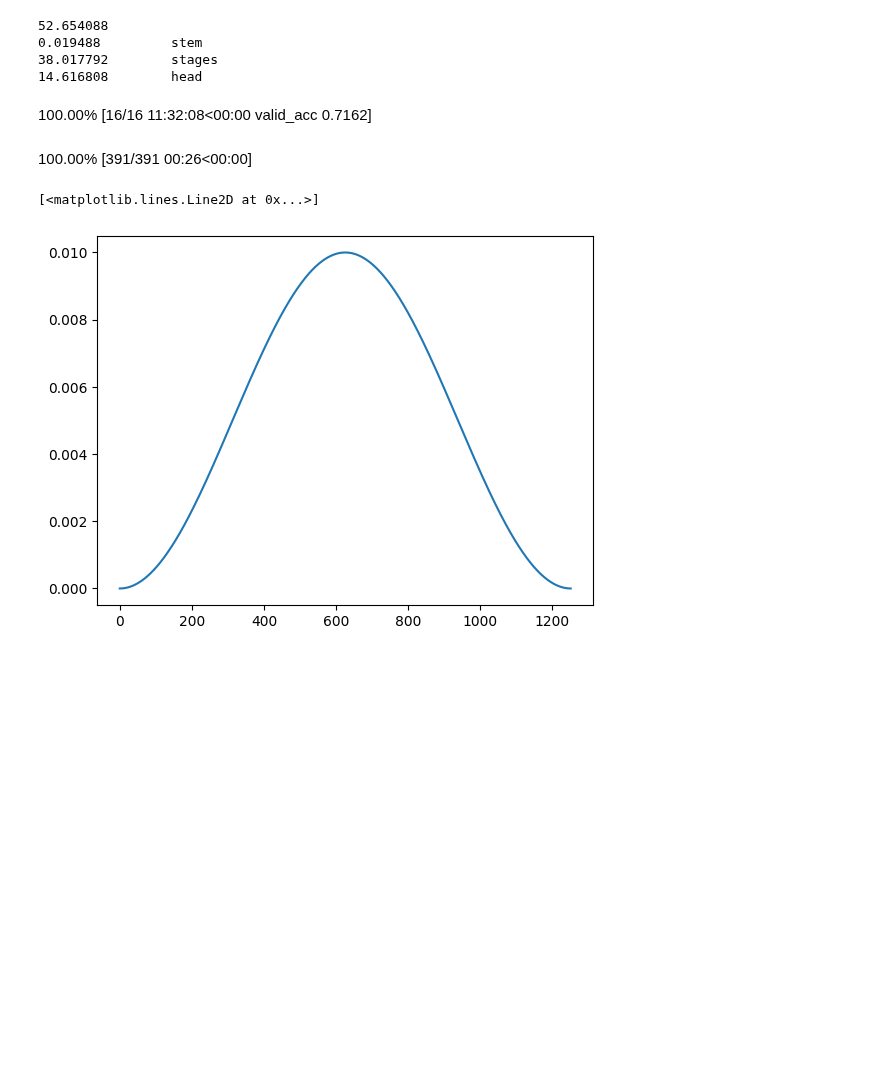
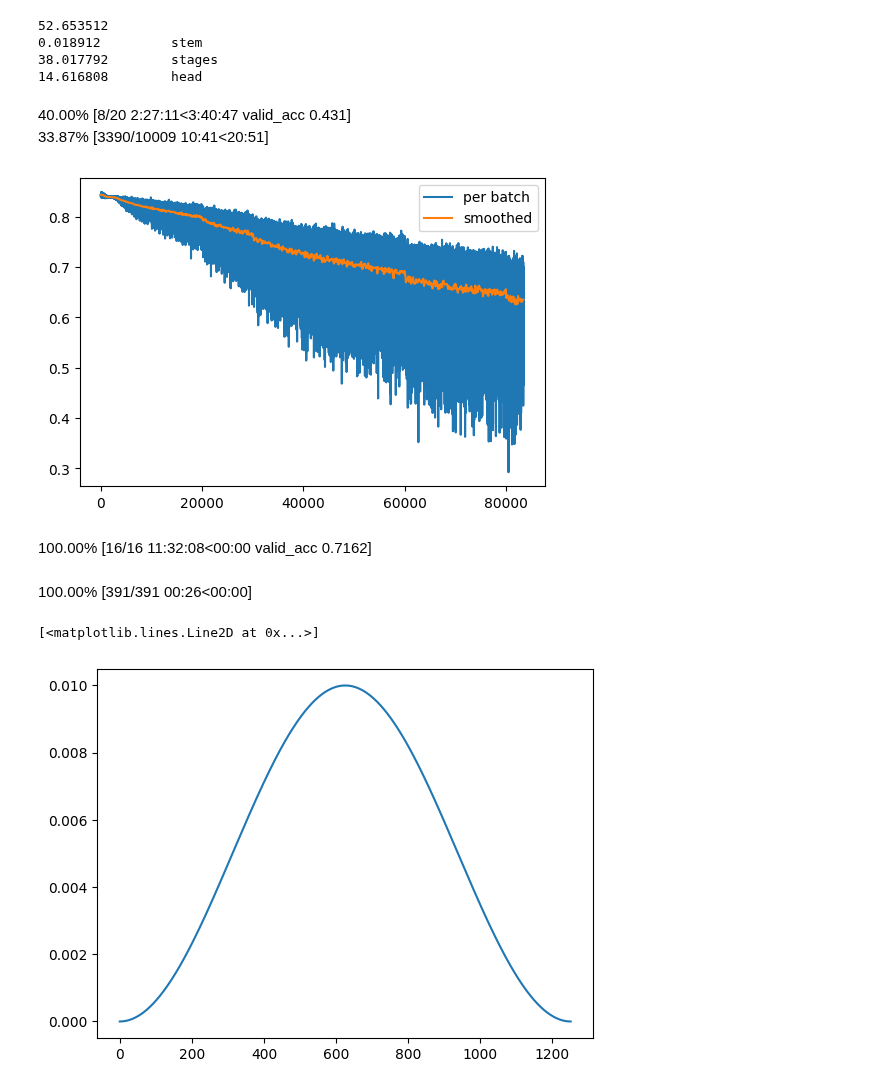
Before and after one commit to danjacobellis/tft, a Jupyter notebook: train/inet_short.ipynb, the cells around one changed output. Cells and saved outputs as stored; diff of their text form; code cells hidden in the pictures; blank space fills up the shorter version.

Commit message:
grayscale, train and test flip

```diff
--- a/train/inet_short.ipynb
+++ b/train/inet_short.ipynb
@@ -17,8 +17,8 @@ from IPython.display import display, HTML
 # %%
 torch.set_float32_matmul_precision('highest')
 device = "cuda:2"
-dataset_train = load_dataset('timm/imagenet-1k-wds',split='train')
-dataset_valid = load_dataset('timm/imagenet-1k-wds',split='validation')
+dataset_train = load_dataset('danjacobellis/imagenet_288_webp',split='train')
+dataset_valid = load_dataset('danjacobellis/imagenet_288_webp',split='validation')
 # %%
 config = SimpleNamespace()
 # Training and optimizer config
@@ -28,21 +28,20 @@ config.grad_accum_steps = 1
 config.max_lr = (config.batch_size/256)*2e-2
 config.lr_pow = 1.0
 config.plot_update = 128
-config.epochs = 16
+config.epochs = 20
 config.steps = config.epochs*config.steps_per_epoch
 
 config.weight_decay = 0.0
 config.num_workers = 32
-config.max_crop_size = 224
-config.valid_crop_size = 224
+config.max_crop_size = 288
+config.valid_crop_size = 288
 
 # model config
-config.channels = 3
+config.channels = 1
 config.classifier_num_classes = 1000
 config.checkpoint = False
 # %%
 from timm.models.efficientvit_mit import EfficientVitLarge, GELUTanh
-
 class GroupNorm8(torch.nn.Module):
     def __init__(self, num_features, eps=1e-7, affine=True):
         super().__init__()
@@ -52,7 +51,6 @@ class GroupNorm8(torch.nn.Module):
                                       affine=affine)
     def forward(self, x):
         return self.groupnorm(x)
-
 model = EfficientVitLarge(
     in_chans=config.channels,
     widths=(32, 64, 128, 256, 512),
@@ -65,16 +63,13 @@ model = EfficientVitLarge(
     drop_rate=0.0,
     num_classes=config.classifier_num_classes
 )
-
 model.head.in_conv.norm = torch.nn.GroupNorm(
     num_groups=8,
     num_channels=model.head.in_conv.norm.num_features,
     affine=model.head.in_conv.norm.affine,
     eps=model.head.in_conv.norm.eps
 )
-
 model.to(device)
-
 print(sum(p.numel() for p in model.parameters())/1e6)
 for name, module in model.named_children():
     print(f"{sum(p.numel() for p in module.parameters())/1e6} \t {name}")
@@ -83,8 +78,8 @@ if config.checkpoint:
     checkpoint = torch.load(config.checkpoint, map_location="cpu", weights_only=False)
     model.load_state_dict(checkpoint['model'])
 # %% [output]
-52.654088
-0.019488         stem
+52.653512
+0.018912         stem
 38.017792        stages
 14.616808        head
 # %%
@@ -119,22 +114,19 @@ mix_transforms = [
     CutMix(num_classes=config.classifier_num_classes),
     MixUp(num_classes=config.classifier_num_classes)
 ]
-
 crop_size = lambda i_epoch : int(32*((((i_epoch+1)*(config.max_crop_size**2)/config.epochs)**0.5)//32))
-
 cent_crop = Compose([
     Resize(config.valid_crop_size, interpolation=PIL.Image.Resampling.LANCZOS),
     CenterCrop(size=config.valid_crop_size),
     PILToTensor()
 ])
-
 def valid_collate_fn(batch):
     B = len(batch)
     x = torch.zeros((B, config.channels, config.valid_crop_size, config.valid_crop_size), dtype=torch.uint8)
     y = torch.zeros(B, dtype=torch.int)
     for i_sample, sample in enumerate(batch):
         y[i_sample] = sample['cls']
-        x[i_sample,:,:,:] = cent_crop(sample['jpg'].convert("RGB"))
+        x[i_sample,:,:,:] = cent_crop(sample['webp'].convert("L"))
     x = x.to(torch.float) / 127.5 - 1.0
     y = y.to(torch.long)
     return (x,y)
@@ -150,17 +142,17 @@ for i_epoch in mb:
     model.train()
     rand_crop = Compose([
         Resize(crop_size(i_epoch), interpolation=PIL.Image.Resampling.LANCZOS),
+        RandomHorizontalFlip(1.0 if i_epoch%2 else 0.0),
         RandomCrop((crop_size(i_epoch),crop_size(i_epoch))),
         PILToTensor()
     ])
-
     def train_collate_fn(batch):
         B = len(batch)
         x = torch.zeros((B, config.channels, crop_size(i_epoch), crop_size(i_epoch)), dtype=torch.uint8)
         y = torch.zeros(B, dtype=torch.int)
         for i_sample, sample in enumerate(batch):
             y[i_sample] = sample['cls']
-            x[i_sample,:,:,:] = rand_crop(sample['jpg'].convert("RGB"))
+            x[i_sample,:,:,:] = rand_crop(sample['webp'].convert("L"))
         x = x.to(torch.float) / 127.5 - 1.0
         y = y.to(torch.long)
         return x, y
@@ -209,34 +201,38 @@ for i_epoch in mb:
     # validation
     model.eval()
     valid_acc.append(0)
     data_loader_valid = torch.utils.data.DataLoader(
         dataset_valid,
         batch_size=config.batch_size,
         shuffle=False,
         num_workers=config.num_workers,
         drop_last=False,
         pin_memory=True,
         collate_fn=valid_collate_fn
     )
     pb_valid = progress_bar(data_loader_valid, parent=mb)
     for i_batch, (x, y) in enumerate(pb_valid):
         y = y.to(device)
         x = x.to(device)
         with torch.no_grad():
-            logits = model(x)
+            logits = ( model(x) + model(torch.flip(x, dims=[3])) ) / 2
         valid_acc[i_epoch] += torch.sum(logits.argmax(dim=1) == y).item()
     valid_acc[i_epoch] /= len(dataset_valid)
 
     mb.main_bar.comment = f'valid_acc {valid_acc[i_epoch]:.4g}'
 
     torch.save({
         'i_epoch': i_epoch,
         'learning_rates': learning_rates,
         'smoothed_y': smoothed_y,
         'valid_acc': valid_acc,
         'config': config,
         'model_state_dict': model.state_dict(),
     }, f"log_{device}_2.pth")
+# %% [output]
+40.00% [8/20 2:27:11<3:40:47 valid_acc 0.431]
+33.87% [3390/10009 10:41<20:51]
+[figure, added]
 # %%
 from IPython.display import display, HTML
 import matplotlib.pyplot as plt
```
Also changed, not shown: parts of 1 cell of this notebook.
